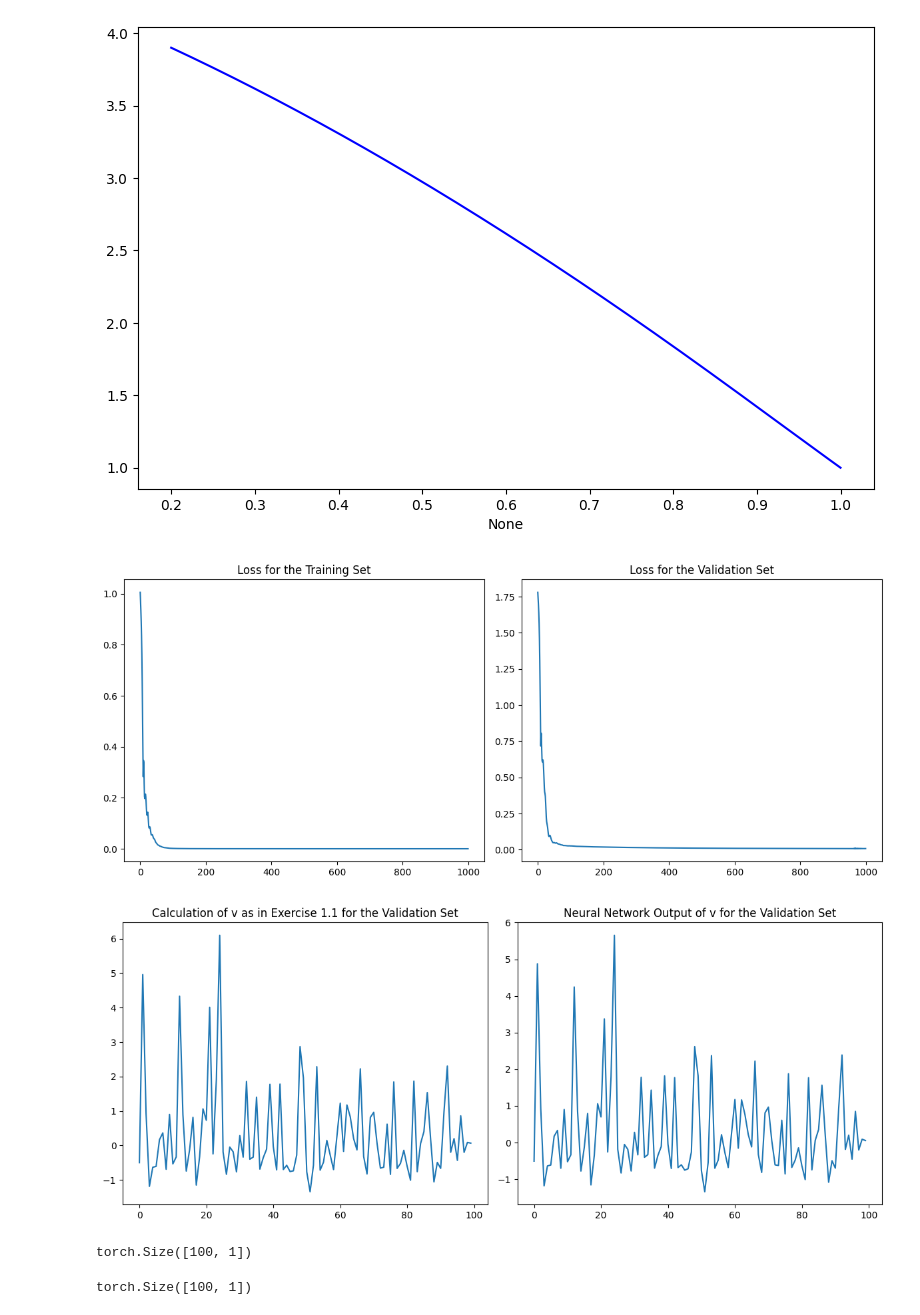
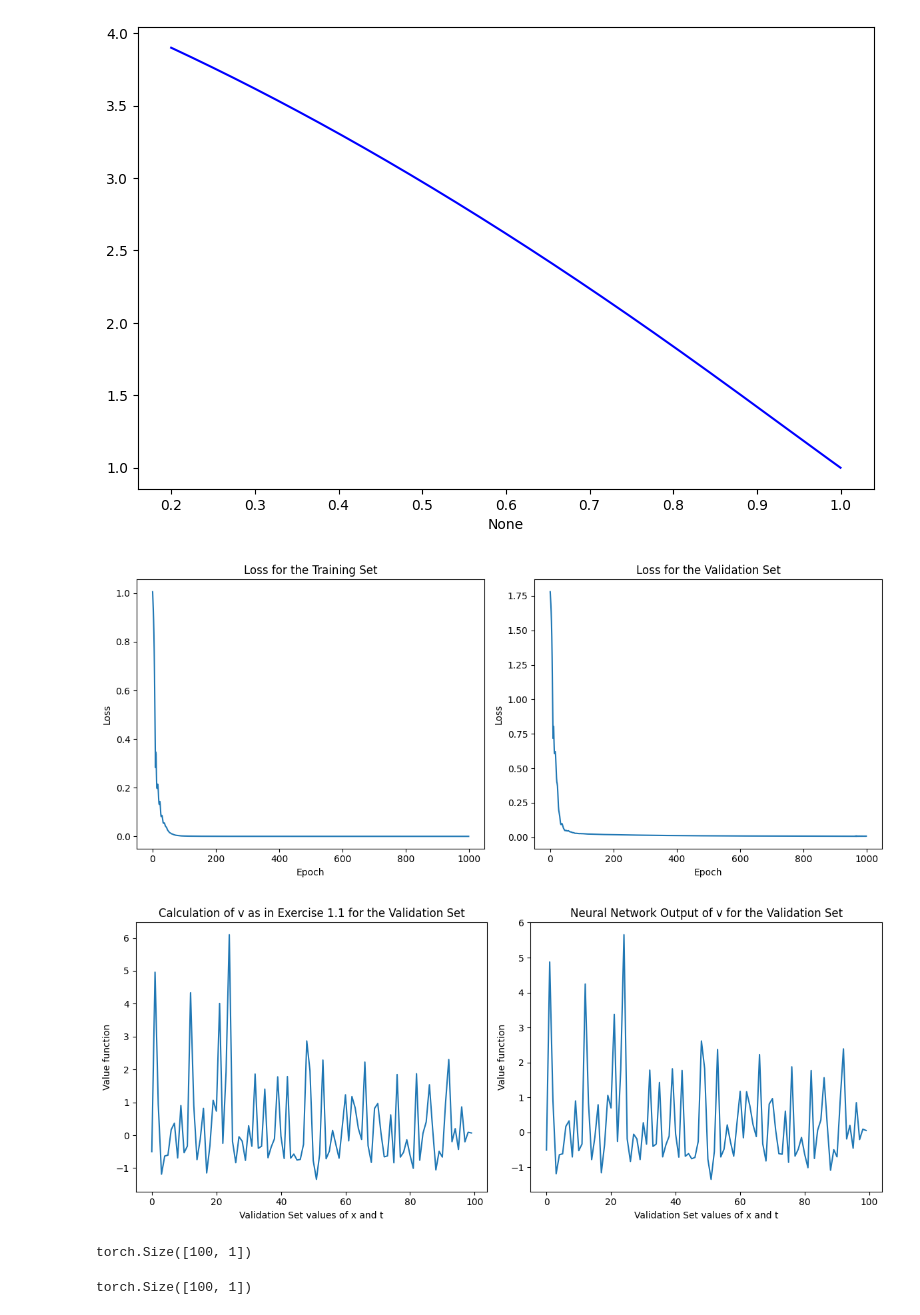
Before and after one commit to axelk99/SCDAA, a Jupyter notebook: Untitled.ipynb, the cells around one changed output. Cells and saved outputs as stored; diff of their text form; code cells hidden in the pictures.

```diff
--- a/Untitled.ipynb
+++ b/Untitled.ipynb
@@ -164,35 +164,47 @@ fig, axes = plt.subplots(1, 2, figsize=(12, 5))
 # Plot the first plot on the first axis
 axes[0].plot(losses)
 axes[0].set_title("Loss for the Training Set")
+axes[0].set_xlabel("Epoch")
+axes[0].set_ylabel("Loss")
+
 
 # Plot the second plot on the second axis
 axes[1].plot(losses_val)
 axes[1].set_title("Loss for the Validation Set")
+axes[1].set_xlabel("Epoch")
+axes[1].set_ylabel("Loss")
+
 
 # Show the plots
 plt.tight_layout()  # Adjust layout to prevent overlapping
 plt.show()
 
 output_val = output_val.detach()
 # Create a figure and axis objects
 fig, axes = plt.subplots(1, 2, figsize=(12, 5))
 
 # Plot the first plot on the first axis
 axes[0].plot(v_val)
 axes[0].set_title("Calculation of v as in Exercise 1.1 for the Validation Set")
+axes[0].set_xlabel("Validation Set Values of x and t")
+axes[0].set_ylabel("Value function")
+
 
 # Plot the second plot on the second axis
 axes[1].plot(output_val)
 axes[1].set_title("Neural Network Output of v for the Validation Set")
+axes[1].set_xlabel("Validation Set Values of x and t")
+axes[1].set_ylabel("Value function")
+
 
 # Show the plots
 plt.tight_layout()  # Adjust layout to prevent overlapping
 plt.show()
 
 output.shape
 # %% [output]
-[figure, old version]
+[figure, new version]
-[figure, old version]
+[figure, new version]
 torch.Size([100, 1])
 # %%
 # Pass validation data through the model
```
Also changed, not shown: parts of 1 cell of this notebook.
